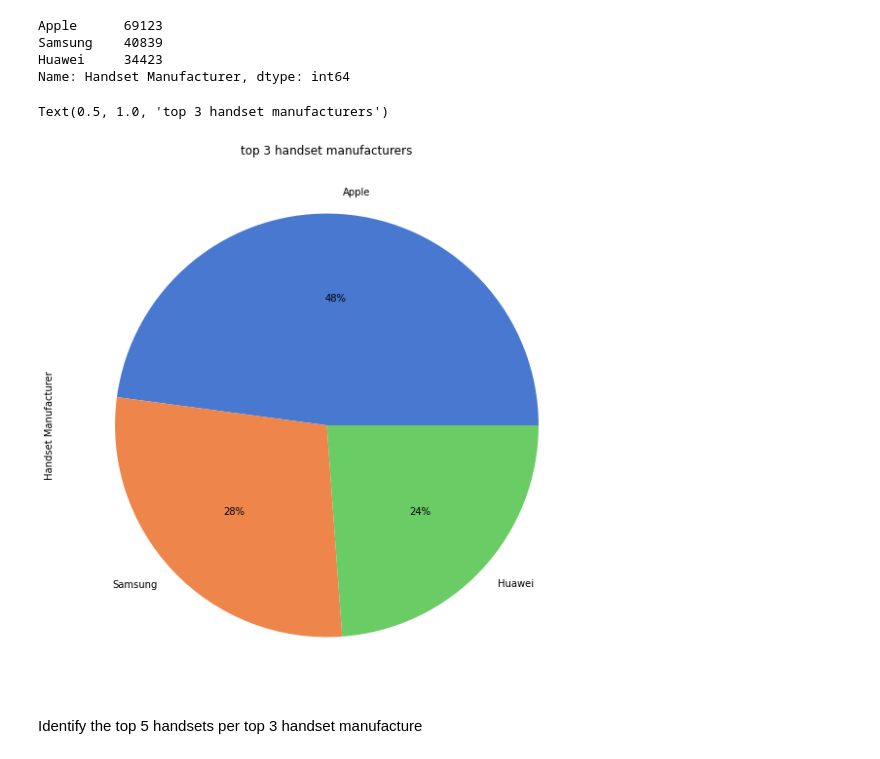
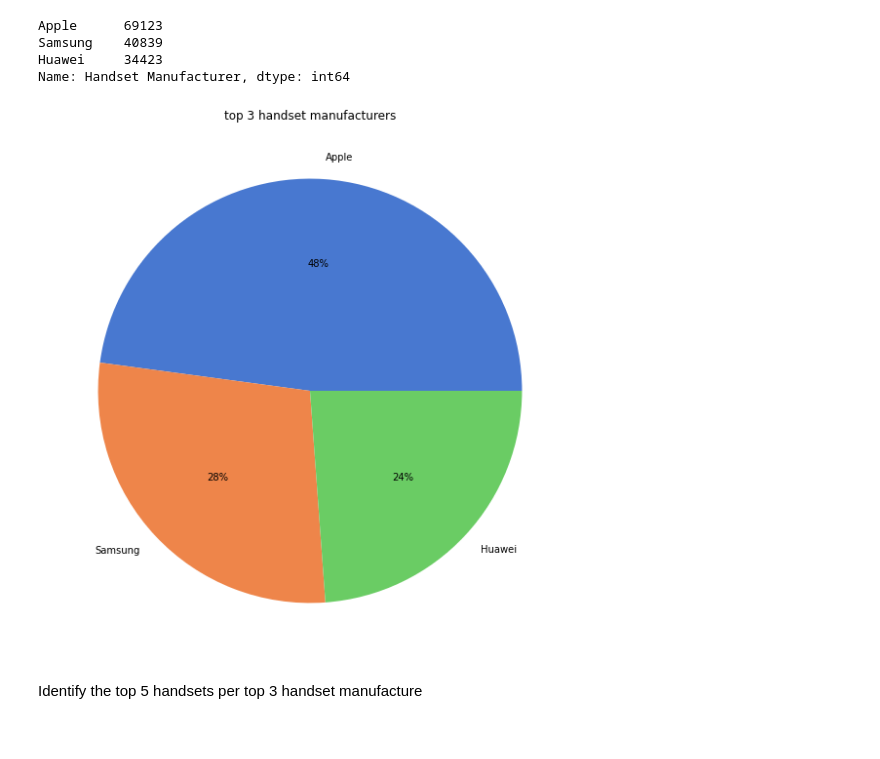
Before and after one commit to Fisseha-Estifanos/Telecom, a Jupyter notebook: notebooks/user_overview_analysis_1.1.ipynb, the cells around one changed output. Cells and saved outputs as stored; diff of their text form; code cells hidden in the pictures.

```diff
--- a/notebooks/user_overview_analysis_1.1.ipynb
+++ b/notebooks/user_overview_analysis_1.1.ipynb
@@ -80,16 +75,11 @@ Apple      69123
 Samsung    40839
 Huawei     34423
 Name: Handset Manufacturer, dtype: int64
-# %%
-# Generate plot on top 3 handset manufacturers
-fig = plt.figure(figsize = (10,10))
-last_num = len(top3manufacturers.values)
-colors = sns.color_palette('muted')[0:last_num]
-top3manufacturers.plot.pie(grid=True, colors=colors, autopct='%.000f%%')
-plt.title('top 3 handset manufacturers')
-# %% [output]
-Text(0.5, 1.0, 'top 3 handset manufacturers')
-[figure, removed]
+# %%
+# Generate plot on top 3 handset manufacturers
+visualizer.plot_pie(df=df, column='Handset Manufacturer', title='top 3 handset manufacturers', largest=3)
+# %% [output]
+[figure, added]
 # %% [markdown]
 Identify the top 5 handsets per top 3 handset manufacture
 # %%
```
Also changed, not shown: parts of 7 cells of this notebook.
